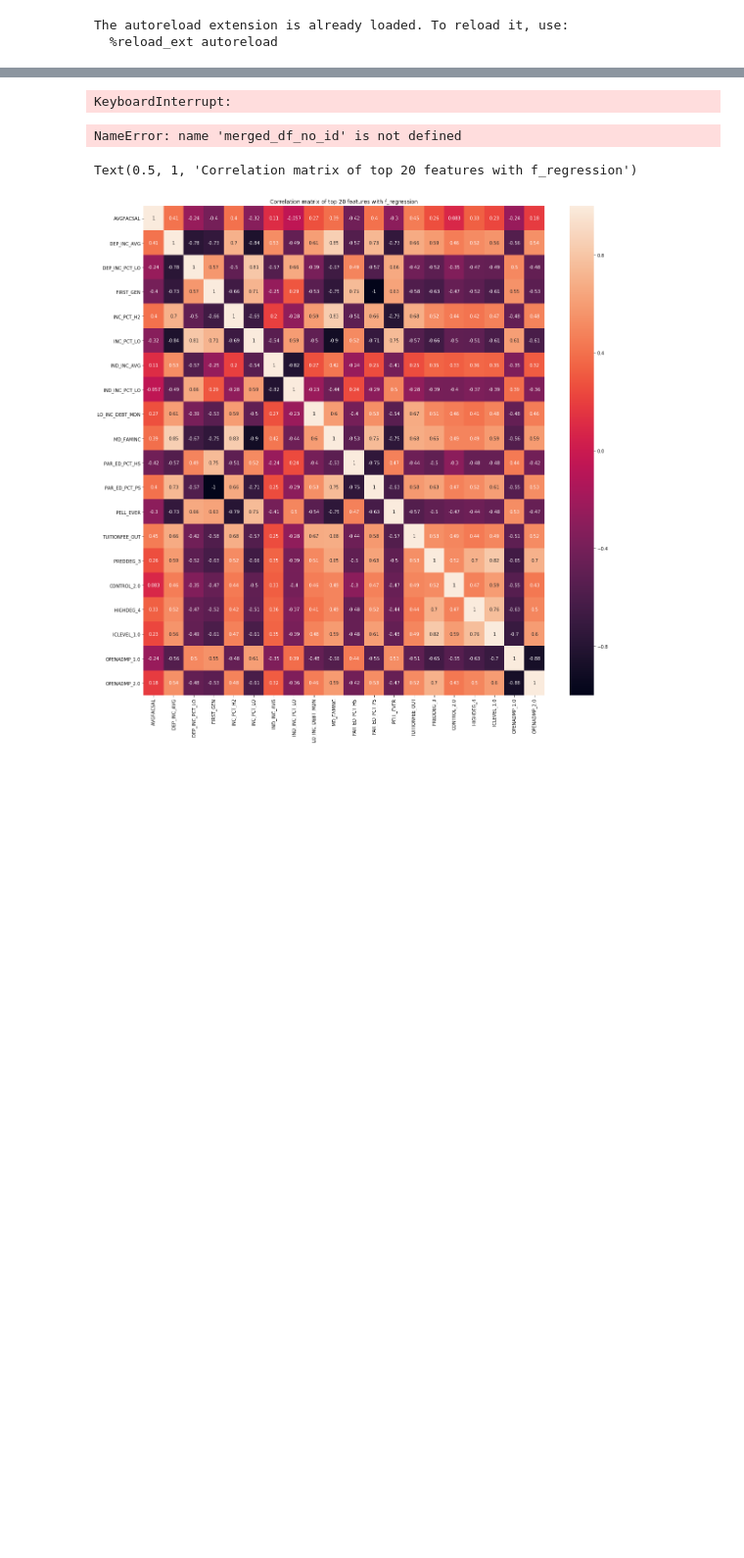
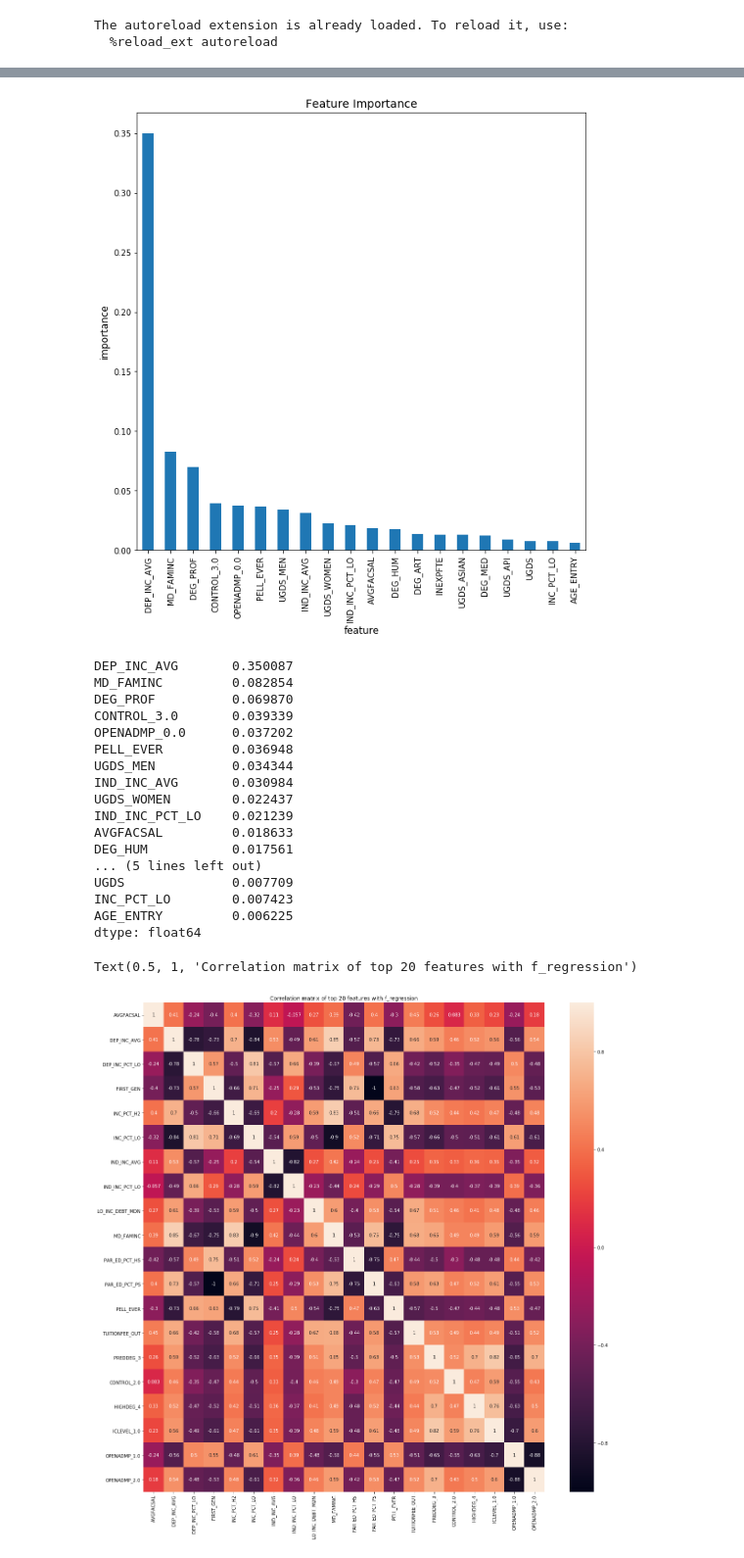
Before and after one commit to jeswan/post-secondary-education, a Jupyter notebook: sandbox.ipynb, the cells around one changed output, grey strips where cells are left out. Shown: that part at 98% size. Drawn from its saved outputs; the diff is of its cells as text; code cells hidden in the pictures; blank space fills up the shorter version.

```diff
--- a/sandbox_jesse.ipynb
+++ b/sandbox.ipynb
@@ -64,3 +16,6 @@ print(merged_df['Year'].unique)
+# %%
+MAX_FEATURES = 20
+TARGET = 'MD_EARN_WNE_P6'
 # %%
 merged_df = clean_data.runAll()
 merged_df_no_id = merged_df.drop('UNITID', axis=1)
@@ -75,20 +22,32 @@ To retain the current behavior and silence the warning, pass 'sort=True'.
 # %%
-target = 'MD_EARN_WNE_P6'
-
 train, test = model.sampling_data(merged_df_no_id)
-x_train, y_train, x_test, y_test = model.split_data(train, test, target)
+x_train, y_train, x_test, y_test = model.split_data(train, test, TARGET)
 est = 20
 
 (feature_importance, gcb, preds) = model.run_model(x_train, y_train, x_test, est, model.RF)
 model.graph_feature_importance(feature_importance, x_train)
 # %% [output]
+[figure, added]
-KeyboardInterrupt:
+DEP_INC_AVG       0.350087
+MD_FAMINC         0.082854
+DEG_PROF          0.069870
+CONTROL_3.0       0.039339
+OPENADMP_0.0      0.037202
+PELL_EVER         0.036948
+UGDS_MEN          0.034344
+IND_INC_AVG       0.030984
+UGDS_WOMEN        0.022437
+IND_INC_PCT_LO    0.021239
+AVGFACSAL         0.018633
+DEG_HUM           0.017561
+... (5 lines left out)
+UGDS              0.007709
+INC_PCT_LO        0.007423
+AGE_ENTRY         0.006225
+dtype: float64
 # %%
-n_features_to_select = 20
-features_df_new = fs.selectFeatures(merged_df_no_id, n_features_to_select, fs.F_REGRESSION)
+features_df_new = fs.selectFeatures(merged_df_no_id, TARGET, MAX_FEATURES, fs.F_REGRESSION)
 features_df_new.columns
-# %% [output]
-NameError: name 'merged_df_no_id' is not defined
 # %%
 import numpy as np
 from pandas import DataFrame
```
Also changed, not shown: parts of 7 cells of this notebook, 2 other files.
